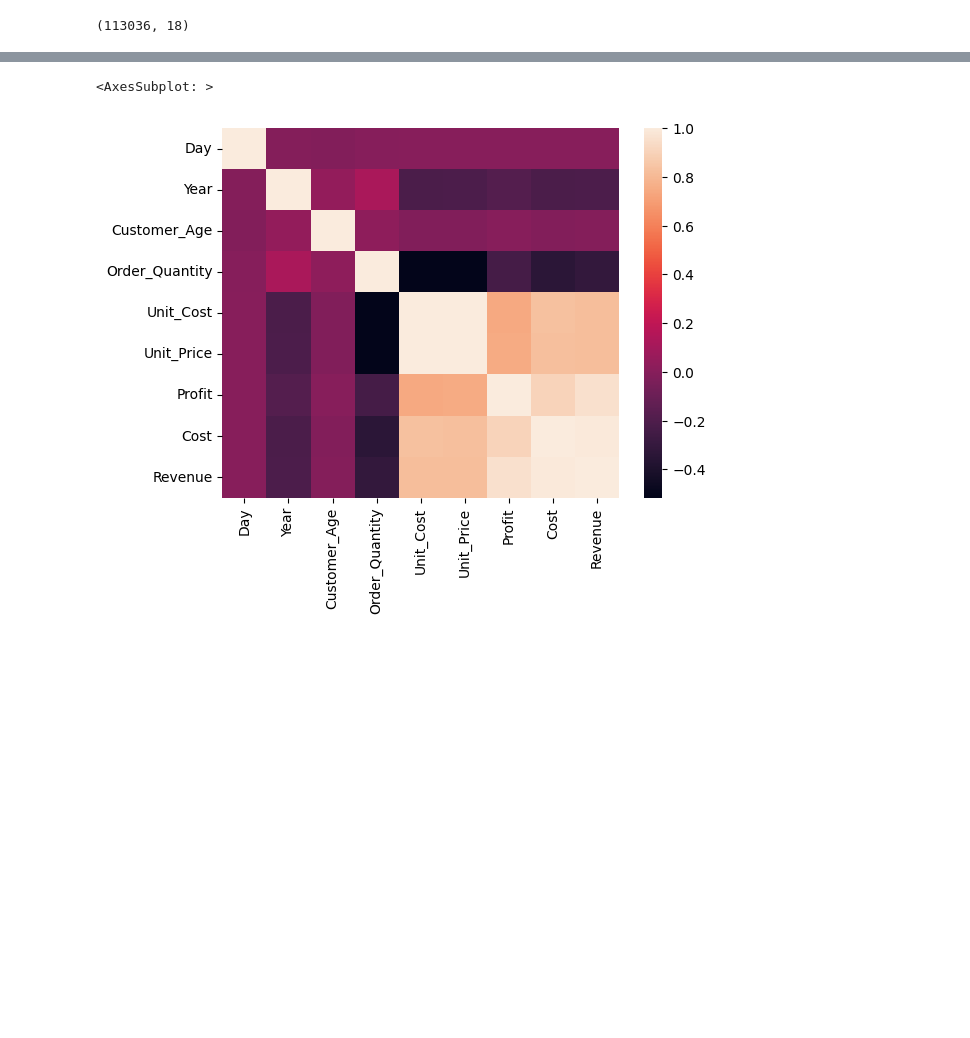
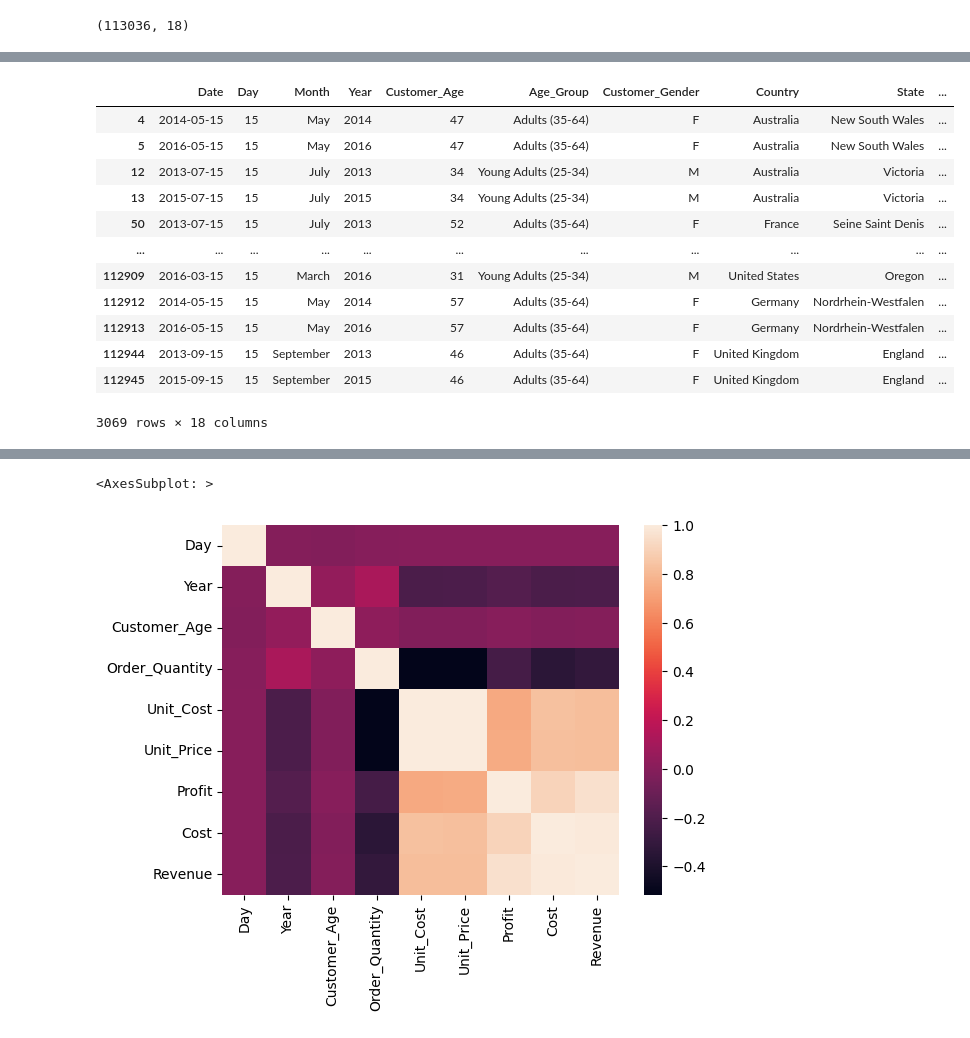
Before and after one commit to dindadinho93/Python-Exercise, a Jupyter notebook: sales_data.ipynb, the cells around one changed output, grey strips where cells are left out. Saved outputs shown, nothing was run; the diff lists cells and outputs as text; code cells hidden in the pictures; blank space fills up the shorter version.

Commit message:
add iloc, loc, and query pandas

```diff
--- a/sales_data.ipynb
+++ b/sales_data.ipynb
@@ -10,3 +33,20 @@ dt.shape
+# %%
+dt.query('Revenue<900&Day==15')
+np.where()
+# %% [output]
+|  | Date | Day | Month | Year | Customer_Age | Age_Group | Customer_Gender | Country | State | ... |
+| 4 | 2014-05-15 | 15 | May | 2014 | 47 | Adults (35-64) | F | Australia | New South Wales | ... |
+| 5 | 2016-05-15 | 15 | May | 2016 | 47 | Adults (35-64) | F | Australia | New South Wales | ... |
+| 12 | 2013-07-15 | 15 | July | 2013 | 34 | Young Adults (25-34) | M | Australia | Victoria | ... |
+| 13 | 2015-07-15 | 15 | July | 2015 | 34 | Young Adults (25-34) | M | Australia | Victoria | ... |
+| 50 | 2013-07-15 | 15 | July | 2013 | 52 | Adults (35-64) | F | France | Seine Saint Denis | ... |
+| ... | ... | ... | ... | ... | ... | ... | ... | ... | ... | ... |
+| 112909 | 2016-03-15 | 15 | March | 2016 | 31 | Young Adults (25-34) | M | United States | Oregon | ... |
+| 112912 | 2014-05-15 | 15 | May | 2014 | 57 | Adults (35-64) | F | Germany | Nordrhein-Westfalen | ... |
+| 112913 | 2016-05-15 | 15 | May | 2016 | 57 | Adults (35-64) | F | Germany | Nordrhein-Westfalen | ... |
+| 112944 | 2013-09-15 | 15 | September | 2013 | 46 | Adults (35-64) | F | United Kingdom | England | ... |
+| 112945 | 2015-09-15 | 15 | September | 2015 | 46 | Adults (35-64) | F | United Kingdom | England | ... |
+3069 rows × 18 columns
 # %%
 dt.describe()
 # %% [output]
```
Also changed, not shown: parts of 3 cells of this notebook.
